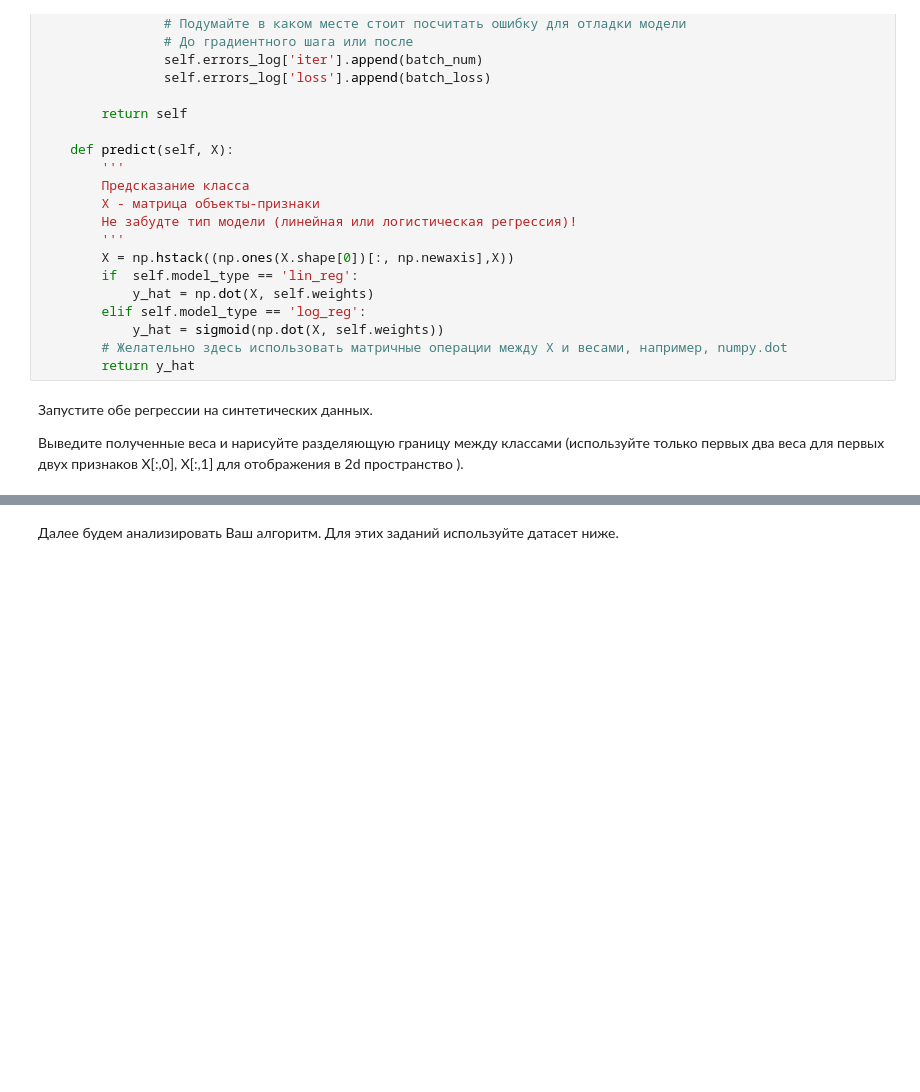
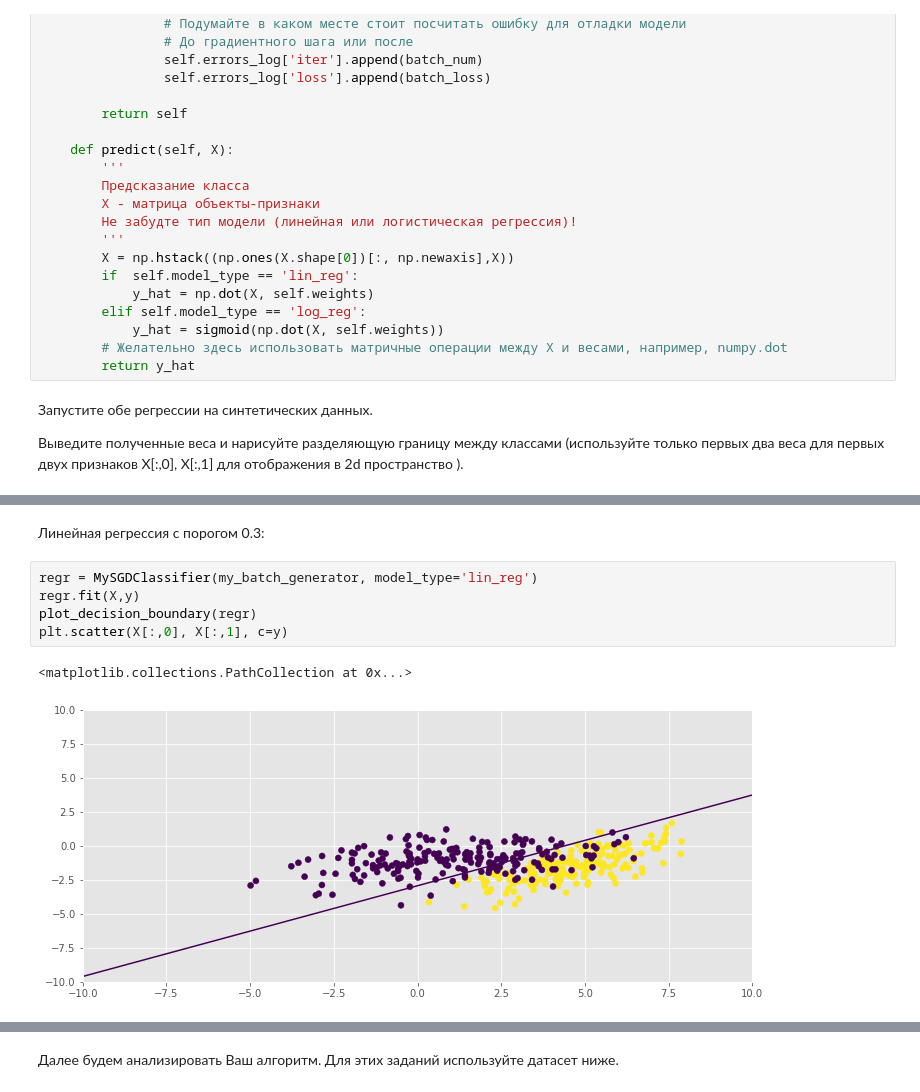
Before and after one commit to TimoninaDaria/Data-analysis, a Jupyter notebook: hw2/timonina_hw2.ipynb, the cells around one changed output, grey strips where cells are left out. Drawn from its saved outputs; the diff is of its cells as text; blank space fills up the shorter version.

```diff
--- a/hw2/timonina_hw2.ipynb
+++ b/hw2/timonina_hw2.ipynb
@@ -478,0 +481,10 @@ plt.scatter(X[:,0], X[:,1], c=y)
+# %% [markdown]
+Линейная регрессия с порогом 0.3:
+# %%
+regr = MySGDClassifier(my_batch_generator, model_type='lin_reg')
+regr.fit(X,y)
+plot_decision_boundary(regr)
+plt.scatter(X[:,0], X[:,1], c=y)
+# %% [output]
+<matplotlib.collections.PathCollection at 0x...>
+[figure, added]
```
Also changed, not shown: parts of 5 cells of this notebook.
